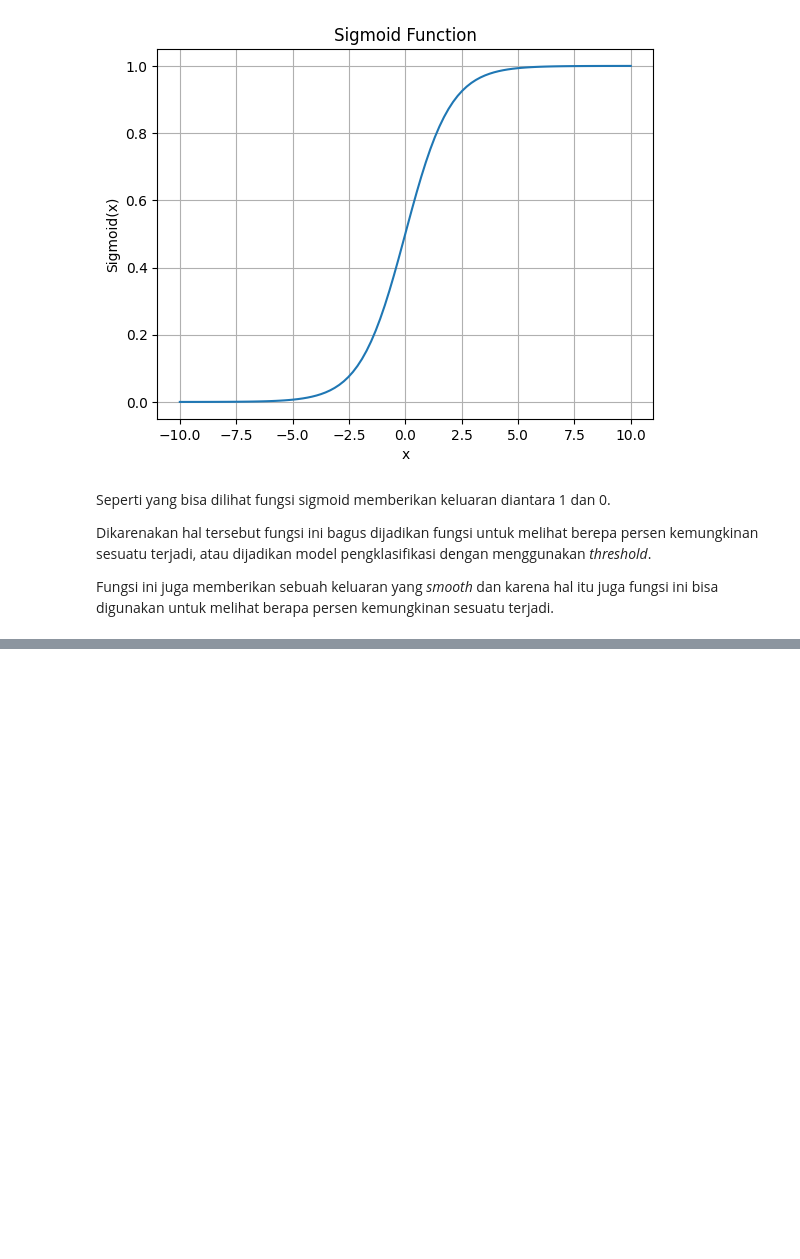
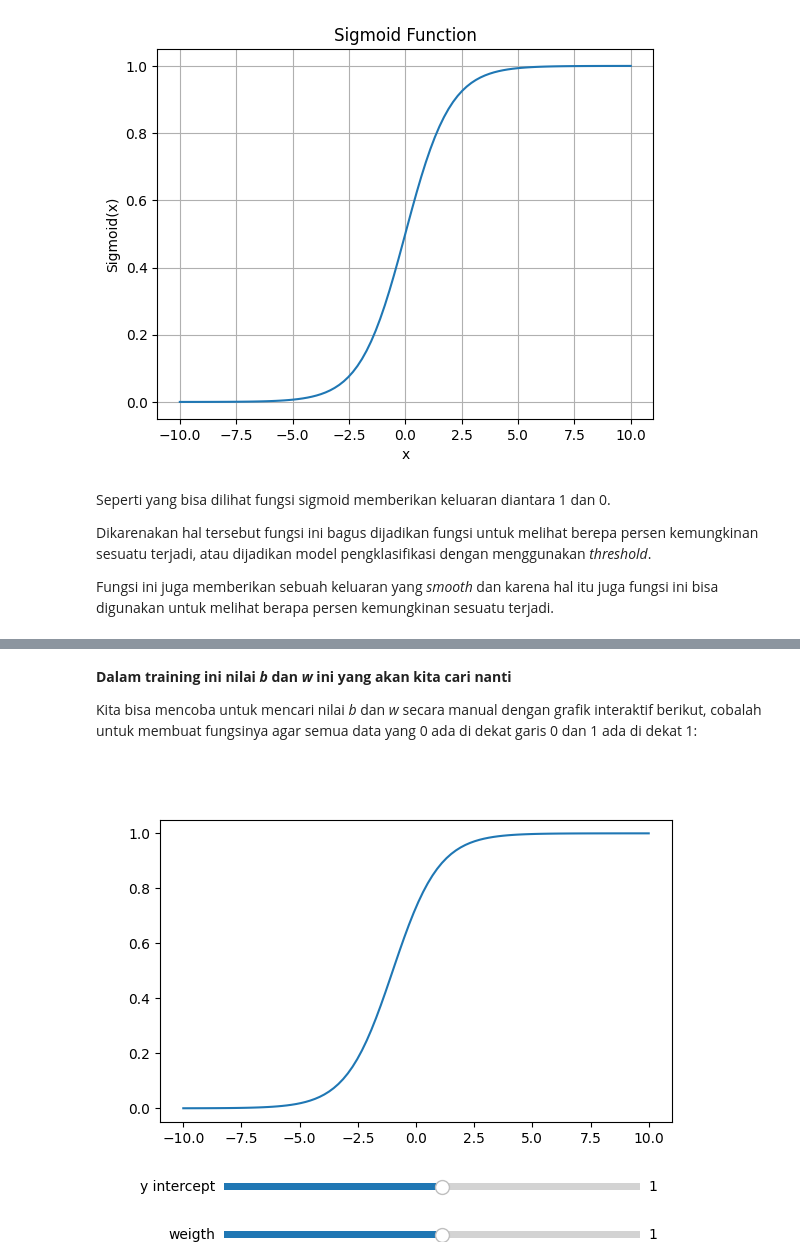
Before and after one commit to AgilMonkey/makalah-data-mining-kode-visualisasi-data-bunga, a Jupyter notebook: visualisasi-data.ipynb, the cells around one changed output, grey strips where cells are left out. Drawn from its saved outputs; the diff is of its cells as text; code cells hidden in the pictures; blank space fills up the shorter version.

Commit message:
Added cool visualization for sigmoid func

```diff
--- a/visualisasi-data.ipynb
+++ b/visualisasi-data.ipynb
@@ -204,0 +222,45 @@ Fungsi ini juga memberikan sebuah keluaran yang *smooth* dan karena hal itu juga
+# %% [markdown]
+**Dalam training ini nilai *b* dan *w* ini yang akan kita cari nanti**
+
+Kita bisa mencoba untuk mencari nilai *b* dan *w* secara manual dengan grafik interaktif berikut, cobalah untuk membuat fungsinya agar semua data yang 0 ada di dekat garis 0 dan 1 ada di dekat 1:
+# %%
+%matplotlib widget
+
+def log_reg(x, b, w):
+    return 1 / (1 + np.exp(-(b+w*x)))
+
+boundary = 1.0
+weigth = 1.0
+
+# Generate some data
+x = np.linspace(-10, 10, 100)
+y = log_reg(x, boundary, weigth)
+
+# Create the plot
+fig, ax = plt.subplots()
+plt.subplots_adjust(left=0.1, bottom=0.25)  # Adjust the position of the slider
+
+# Plot the initial data
+line, = ax.plot(x, y)
+
+# Add a slider for adjusting frequency
+ax_b = plt.axes([0.2, 0.1, 0.65, 0.03])  # Define the position and size of the slider
+ax_w = plt.axes([0.2, 0, 0.65, 0.03])  # Define the position and size of the slider
+b_slider = Slider(ax_b, 'y intercept', -20.0, 20.0, valinit=1.0)
+w_slider = Slider(ax_w, 'weigth', -20.0, 20.0, valinit=1.0)
+
+# Update function for the slider
+def update(val):
+    boundary = b_slider.val
+    weigth = w_slider.val
+    line.set_ydata(log_reg(x, boundary, weigth))
+    fig.canvas.draw_idle()
+
+b_slider.on_changed(update)
+w_slider.on_changed(update)
+
+plt.grid(True)
+
+plt.show()
+# %% [output]
+[figure, added]
```
Also changed, not shown: parts of 4 cells of this notebook.
